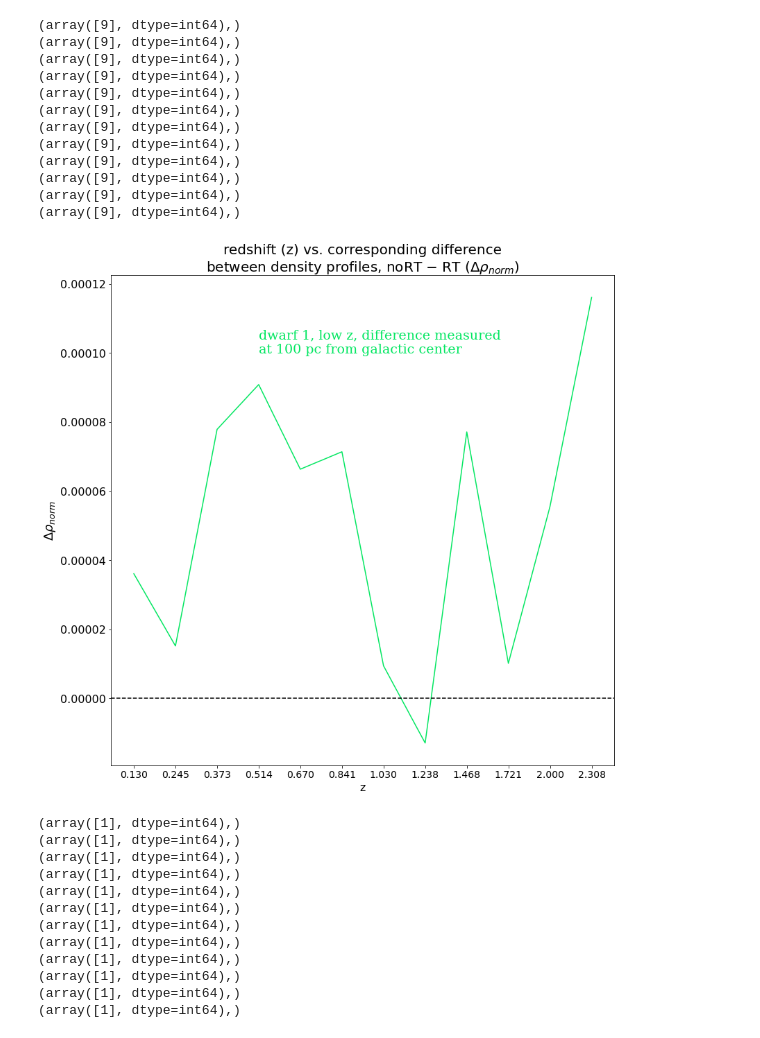
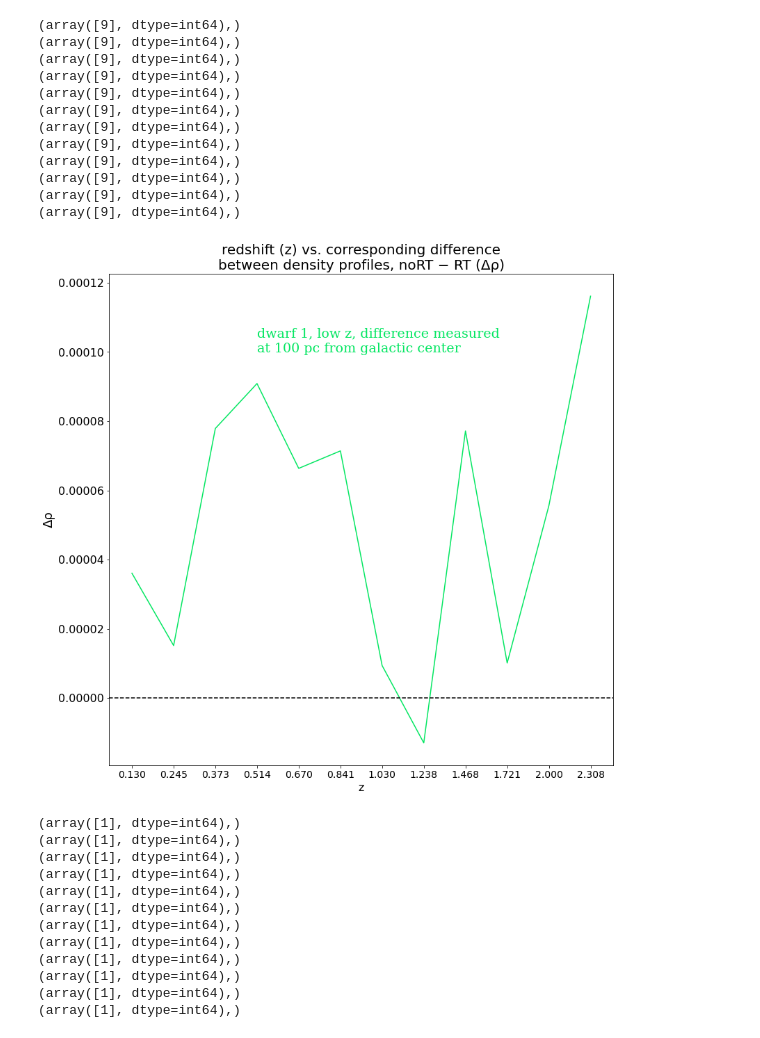
Before and after one commit to nguyenbinh1612/Binh_UFD, a Jupyter notebook: dwarf1-low-z.ipynb, the cells around one changed output. Saved outputs shown, nothing was run; the diff lists cells and outputs as text; code cells hidden in the pictures.

```diff
--- a/dwarf1-low-z.ipynb
+++ b/dwarf1-low-z.ipynb
@@ -619,24 +619,24 @@ redshift = np.array(['0.130', '0.245', '0.373', '0.514', '0.670', '0.841', \
 # %%
 # plot everything
 
 plt.figure(figsize=(13, 13))
 
 plt.plot(redshift, diff_array_100, color='#04E762')
 
 plt.xlabel('z', fontsize=16)
-plt.ylabel('$Δρ_{norm}$', fontsize=18) # using LATEX here!
+plt.ylabel('Δρ', fontsize=18) # using LATEX here!
 plt.xticks(fontsize=14)
 plt.yticks(fontsize=16)
 plt.axhline(y=0, color='#000000', linestyle='--')
 plt.text('0.514', 0.00010, '''dwarf 1, low z, difference measured\nat 100 pc from galactic center''', \
          fontsize=19, color='#04E762', fontfamily='serif')
 
-plt.title('redshift (z) vs. corresponding difference\nbetween density profiles, noRT − RT ($Δρ_{norm}$)', \
+plt.title('redshift (z) vs. corresponding difference\nbetween density profiles, noRT − RT (Δρ)', \
           loc='center', fontsize=20)
 
 plt.show()
 # %% [output]
-[figure, old version]
+[figure, new version]
 # %%
 # gathering the index at which rad_array = 20
 
```
Also changed, not shown: parts of 2 cells of this notebook, 2 other files.
